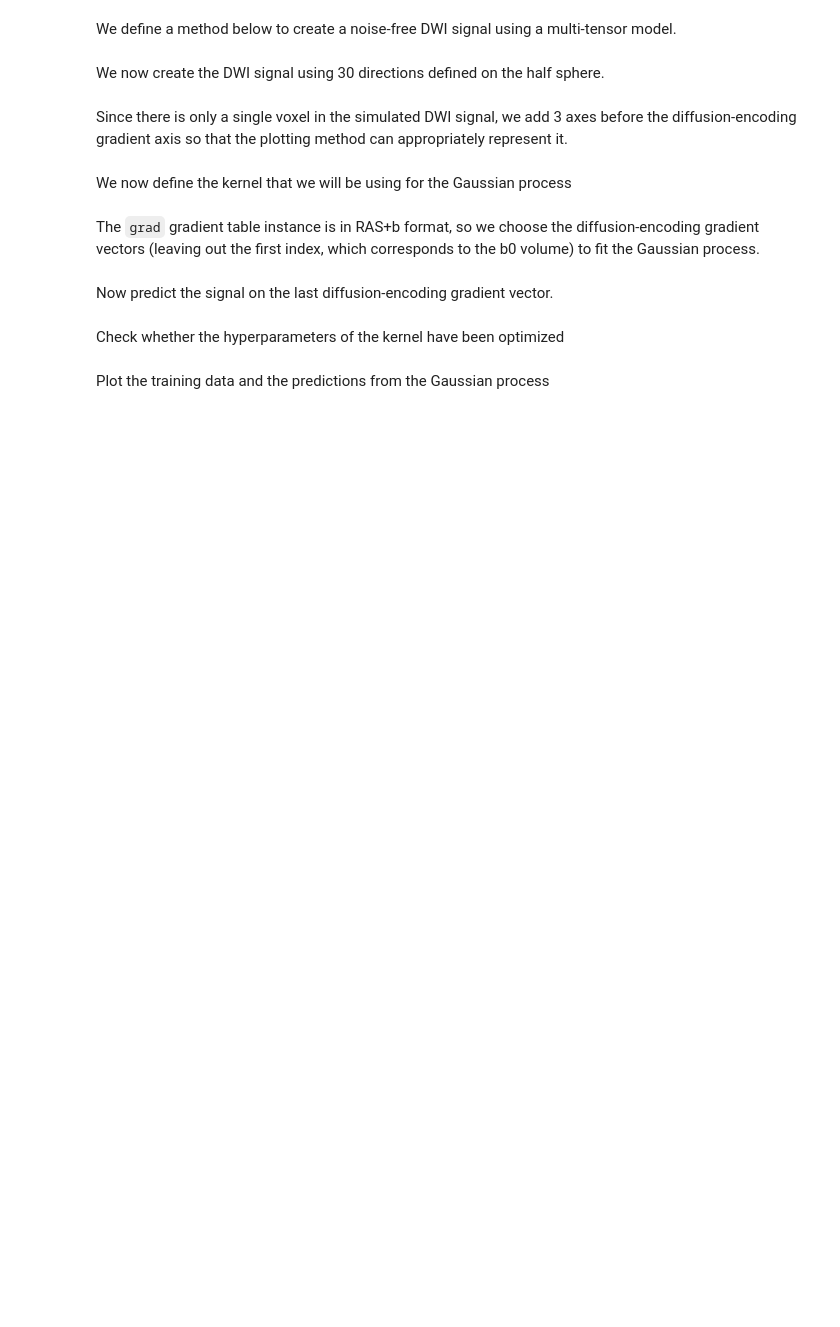
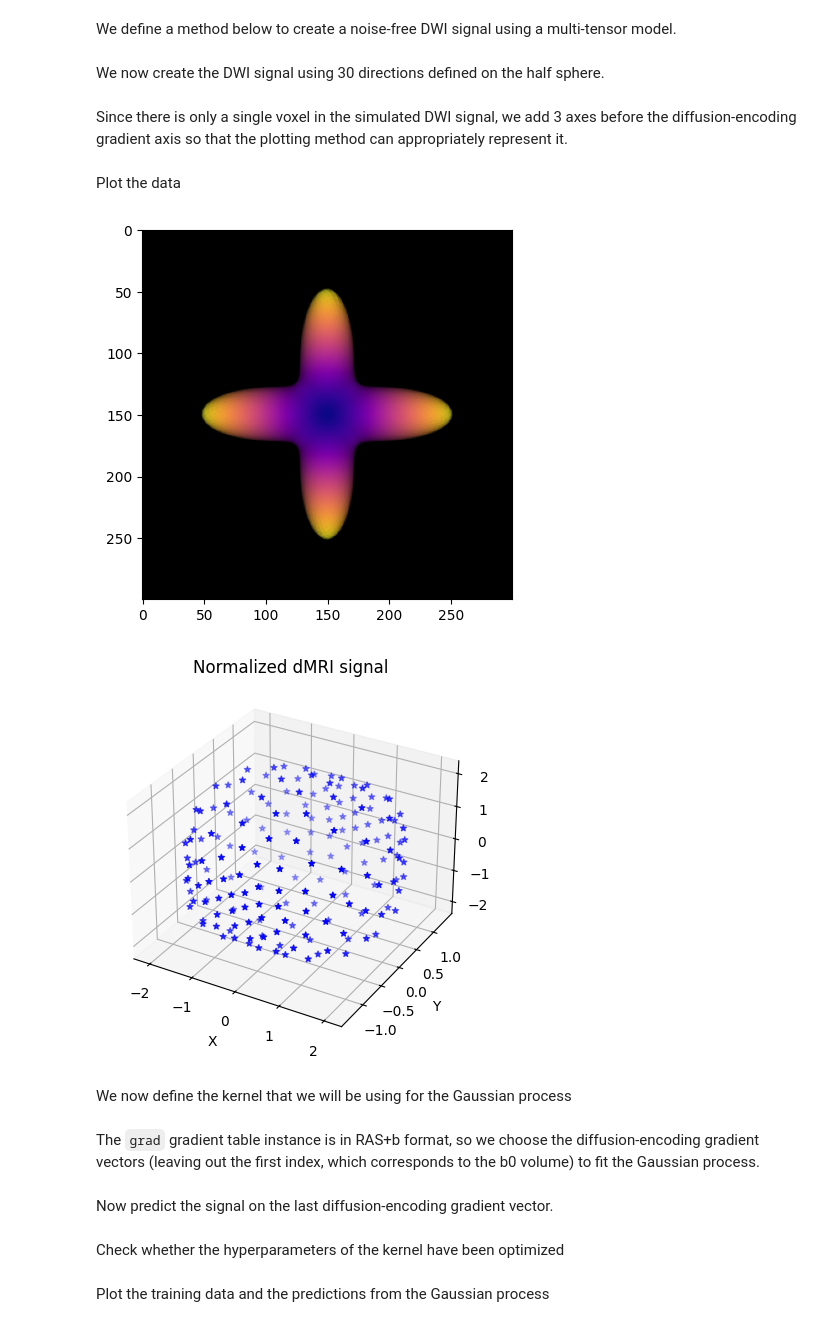
Before and after one commit to nipreps/eddymotion, a Jupyter notebook: docs/notebooks/dwi_simulated_gp.ipynb, the cells around one changed output. Cells and saved outputs as stored; diff of their text form; code cells hidden in the pictures; blank space fills up the shorter version.

Commit message:
ENH: Add signal plot cells.
Add singla plot cells.

```diff
--- a/docs/notebooks/dwi_simulated_gp.ipynb
+++ b/docs/notebooks/dwi_simulated_gp.ipynb
@@ -58,17 +58,74 @@ def create_multitensor_dmri_signal(hsph_dirs):
 
     grad = np.vstack([gtab.bvecs.T, gtab.bvals])
 
-    return signal, sticks, grad
+    return signal, sticks, grad, mevals, angles, fractions
 # %% [markdown]
 We now create the DWI signal using 30 directions defined on the half sphere.
 # %%
 hsph_dirs = 90
-signal, sticks, grad = create_multitensor_dmri_signal(hsph_dirs)
+signal, sticks, grad, mevals, angles, fractions = create_multitensor_dmri_signal(hsph_dirs)
 # %% [markdown]
 Since there is only a single voxel in the simulated DWI signal, we add 3 axes before the diffusion-encoding gradient axis so that the plotting method can appropriately represent it.
 # %%
 voxel_idx = [0, 0, 0]
 dwi_data = signal[np.newaxis, np.newaxis, np.newaxis, :]
+# %% [markdown]
+Plot the data
+# %%
+from dipy.sims.voxel import multi_tensor, multi_tensor_odf
+from dipy.data import get_sphere
+
+from matplotlib import pyplot as plt
+%matplotlib inline
+
+sphere = get_sphere('symmetric724')
+sphere = sphere.subdivide(2)
+
+odf = multi_tensor_odf(sphere.vertices, mevals, angles, fractions)
+
+from dipy.viz import window, actor
+scene = window.Scene()
+
+odf_actor = actor.odf_slicer(odf[None, None, None, :], sphere=sphere, colormap='plasma')
+odf_actor.RotateX(90)
+
+scene.add(odf_actor)
+scene_array = window.snapshot(scene, offscreen=True)
+plt.imshow(scene_array)
+
+def plot_dwi(dwi_data, bvecs, b0_mask, voxel_idx, b0_idx):
+
+    s0_voxel = dwi_data[voxel_idx[0], voxel_idx[1], voxel_idx[2], b0_idx]
+    s_voxel = dwi_data[voxel_idx[0], voxel_idx[1], voxel_idx[2], ~b0_mask]
+
+    # Scale gradient vector values with DWI signal
+    s_normal = s_voxel/s0_voxel
+    scaled_vectors = bvecs[:, ~b0_mask] / s_normal[np.newaxis, :]
+
+    # Plot the DWI signal as a 3D point cloud
+    fig = plt.figure()
+    ax = fig.add_subplot(111, projection="3d")
+
+    _ = ax.scatter(scaled_vectors[0, :], scaled_vectors[1, :], scaled_vectors[2, :], c="blue", marker="*")
+
+    # Set labels
+    ax.set_xlabel("X")
+    ax.set_ylabel("Y")
+    ax.set_zlabel("Z")
+    ax.set_title("Normalized dMRI signal")
+
+    return fig
+
+voxel_idx = [0, 0, 0]
+dwi_data = signal[np.newaxis, np.newaxis, np.newaxis, :]
+b0_mask = grad[3, :] <= 50
+# There is only one b0 volume in the simulated signal
+b0_idx = 0
+_ = plot_dwi(dwi_data, grad[:3, :], b0_mask, voxel_idx, b0_idx)
+plt.show()
+# %% [output]
+[figure, added]
+[figure, added]
 # %% [markdown]
 We now define the kernel that we will be using for the Gaussian process
 # %%
```
Also changed, not shown: parts of 1 cell of this notebook.
